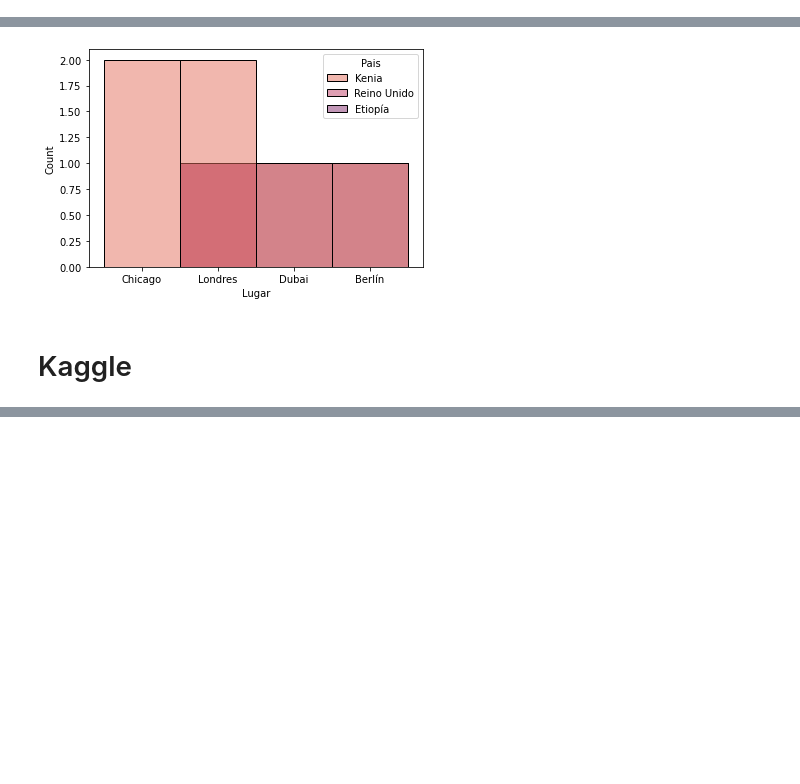
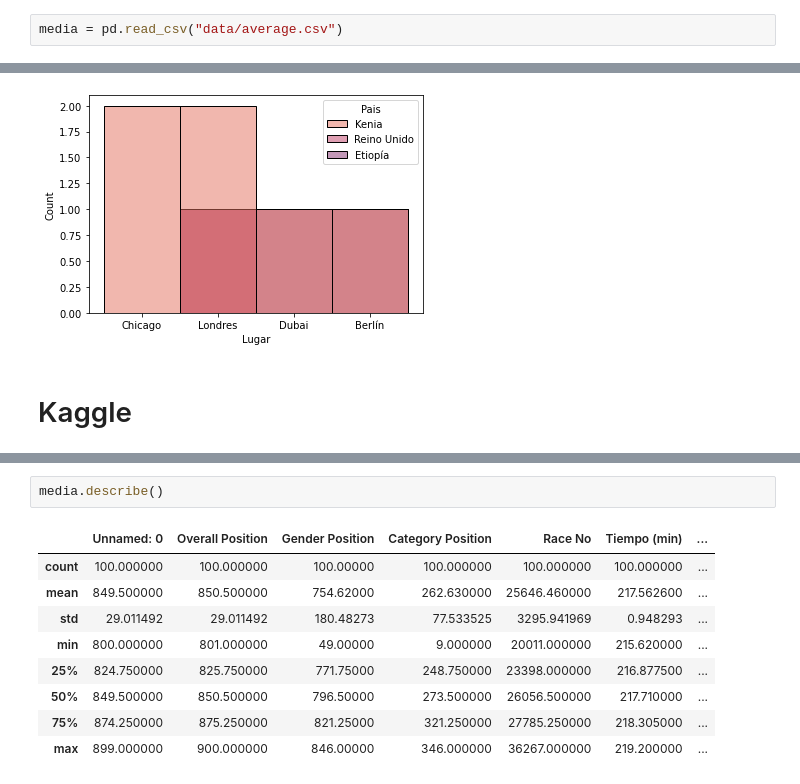
Before and after one commit to marcunu/API-Scrap, a Jupyter notebook: Visualization.ipynb, the cells around one changed output, grey strips where cells are left out. Cells and saved outputs as stored; diff of their text form; blank space fills up the shorter version.

```diff
--- a/Visualization.ipynb
+++ b/Visualization.ipynb
@@ -27,3 +27,5 @@ hkm = pd.read_csv("data/challenge.csv")
+# %%
+media = pd.read_csv("data/average.csv")
 # %% [markdown]
 ## API
 # %%
@@ -145,0 +163,12 @@ sns.histplot(y = hkm1['Country '], color="orange")
+# %%
+media.describe()
+# %% [output]
+|  | Unnamed: 0 | Overall Position | Gender Position | Category Position | Race No | Tiempo (min) | ... |
+| count | 100.000000 | 100.000000 | 100.00000 | 100.000000 | 100.000000 | 100.000000 | ... |
+| mean | 849.500000 | 850.500000 | 754.62000 | 262.630000 | 25646.460000 | 217.562600 | ... |
+| std | 29.011492 | 29.011492 | 180.48273 | 77.533525 | 3295.941969 | 0.948293 | ... |
+| min | 800.000000 | 801.000000 | 49.00000 | 9.000000 | 20011.000000 | 215.620000 | ... |
+| 25% | 824.750000 | 825.750000 | 771.75000 | 248.750000 | 23398.000000 | 216.877500 | ... |
+| 50% | 849.500000 | 850.500000 | 796.50000 | 273.500000 | 26056.500000 | 217.710000 | ... |
+| 75% | 874.250000 | 875.250000 | 821.25000 | 321.250000 | 27785.250000 | 218.305000 | ... |
+| max | 899.000000 | 900.000000 | 846.00000 | 346.000000 | 36267.000000 | 219.200000 | ... |
```
Also changed, not shown: parts of 13 cells of this notebook, 1 other file.
